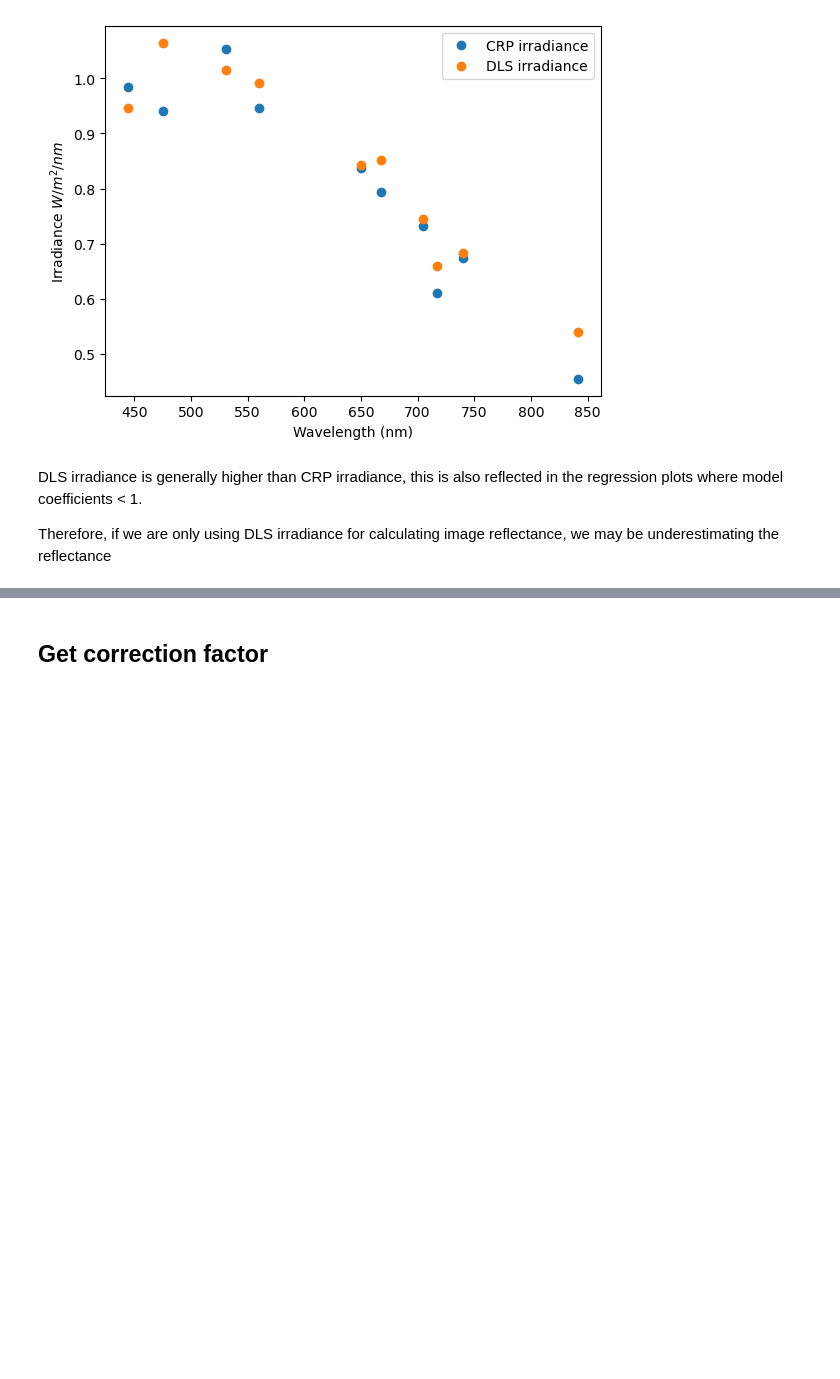
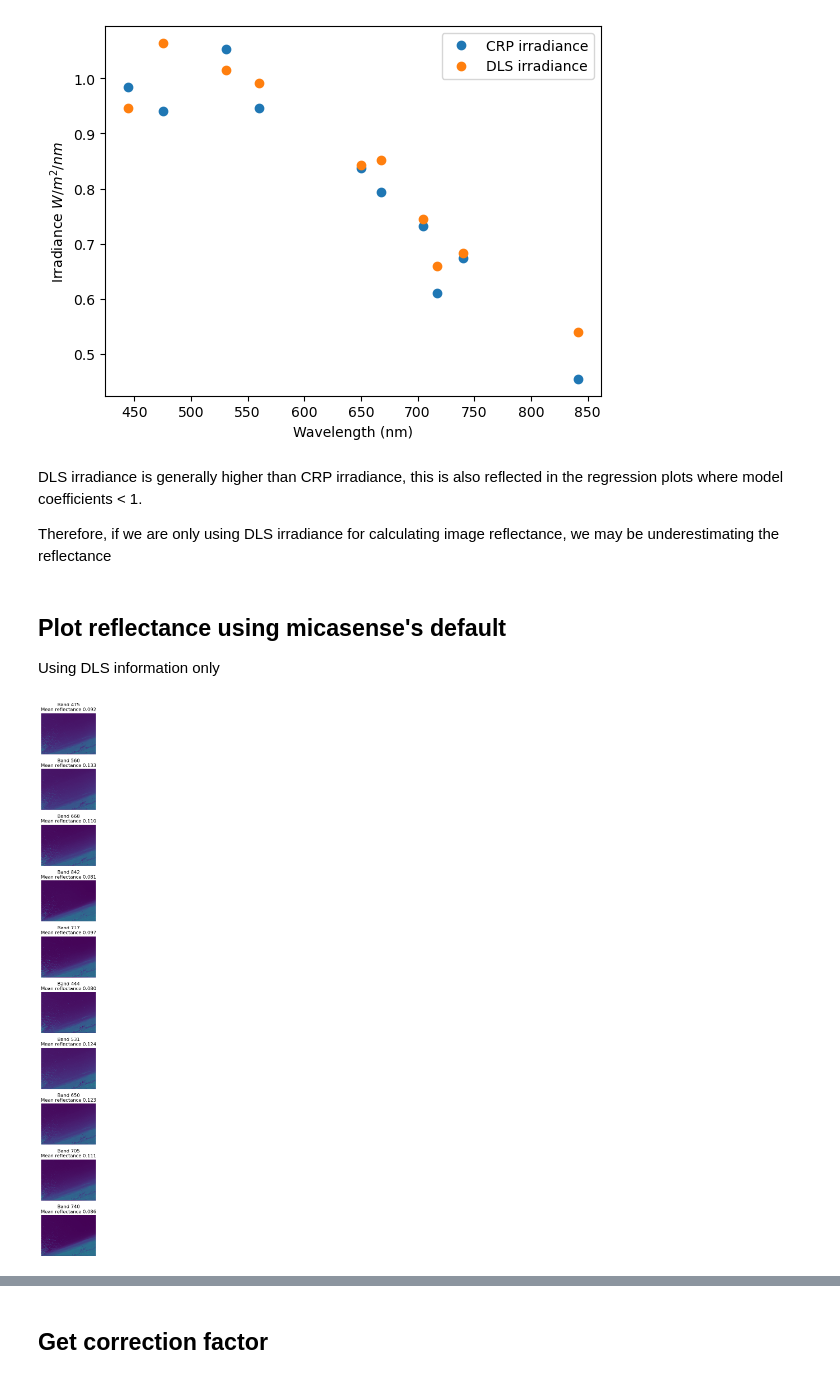
Before and after one commit to pakhuiying/sunglint_correction, a Jupyter notebook: radiometric_correction.ipynb, the cells around one changed output, grey strips where cells are left out. Saved outputs shown, nothing was run; the diff lists cells and outputs as text; code cells hidden in the pictures; blank space fills up the shorter version.

Commit message:
compare reflectance of different methods

```diff
--- a/radiometric_correction.ipynb
+++ b/radiometric_correction.ipynb
@@ -330,3 +323,12 @@ IC.plot_difference_dls_crp_irradiance(panel_irradiance)
 DLS irradiance is generally higher than CRP irradiance, this is also reflected in the regression plots where model coefficients < 1.
 
 Therefore, if we are only using DLS irradiance for calculating image reflectance, we may be underestimating the reflectance
+# %% [markdown]
+## Plot reflectance using micasense's default
+
+Using DLS information only
+# %%
+IC = rcu.ImageCorrection(cap,dls_panel_irr_calibration)
+IC.get_reflectance_image()
+# %% [output]
+[figure, added]
```
Also changed, not shown: parts of 5 cells of this notebook, 1 other file.
